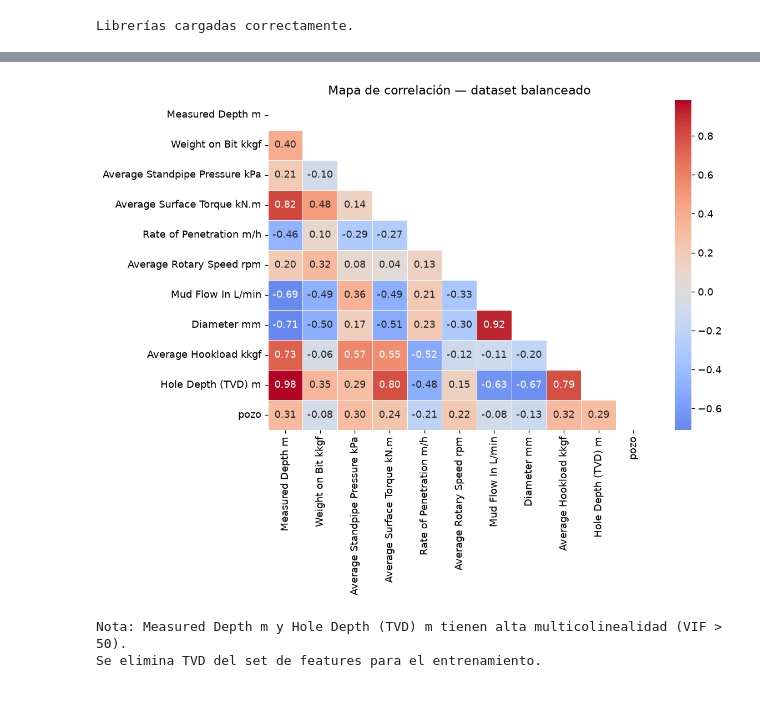
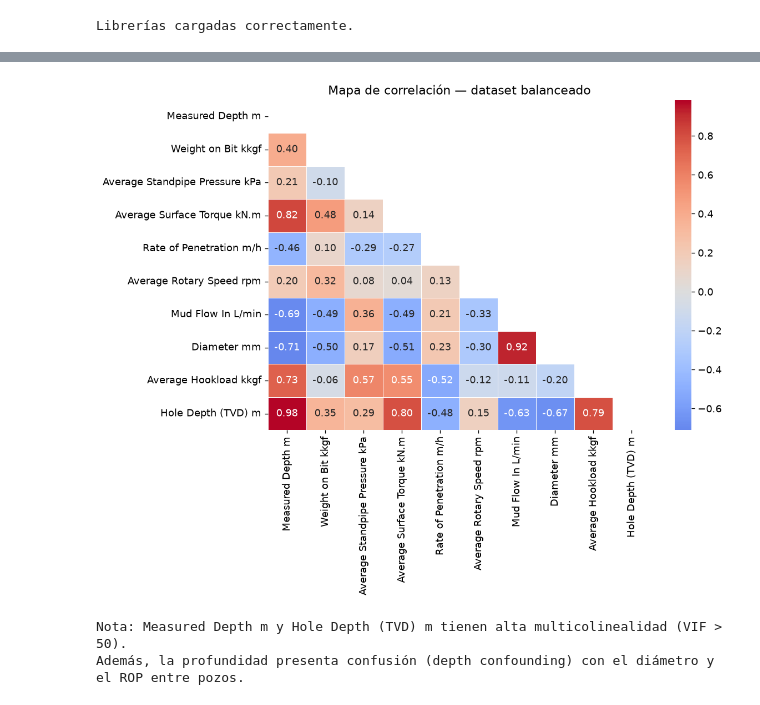
Before and after one commit to valebarzola/YPF-rop-predictor, a Jupyter notebook: ROP_Noruega_Modelado.ipynb, the cells around one changed output, grey strips where cells are left out. Saved outputs shown, nothing was run; the diff lists cells and outputs as text; code cells hidden in the pictures.

```diff
--- a/ROP_Noruega_Modelado.ipynb
+++ b/ROP_Noruega_Modelado.ipynb
@@ -135,16 +138,16 @@ plt.show()
 # %%
 fig, ax = plt.subplots(figsize=(10, 8))
-corr_matrix = bal.select_dtypes(include='number').corr()
+corr_matrix = bal.select_dtypes(include='number').drop(columns=['pozo']).corr()
 mask = np.triu(np.ones_like(corr_matrix, dtype=bool))
 sns.heatmap(corr_matrix, mask=mask, annot=True, fmt='.2f', cmap='coolwarm',
             center=0, ax=ax, linewidths=0.5)
 ax.set_title('Mapa de correlación — dataset balanceado')
 plt.tight_layout()
 plt.show()
 
 print('\nNota: Measured Depth m y Hole Depth (TVD) m tienen alta multicolinealidad (VIF > 50).')
-print('Se elimina TVD del set de features para el entrenamiento.')
+print('Además, la profundidad presenta confusión (depth confounding) con el diámetro y el ROP entre pozos.')
 # %% [output]
-[figure, old version]
+[figure, new version]
 Nota: Measured Depth m y Hole Depth (TVD) m tienen alta multicolinealidad (VIF > 50).
-Se elimina TVD del set de features para el entrenamiento.
+Además, la profundidad presenta confusión (depth confounding) con el diámetro y el ROP entre pozos.
```
Also changed, not shown: parts of 48 cells of this notebook, 1 other file.
